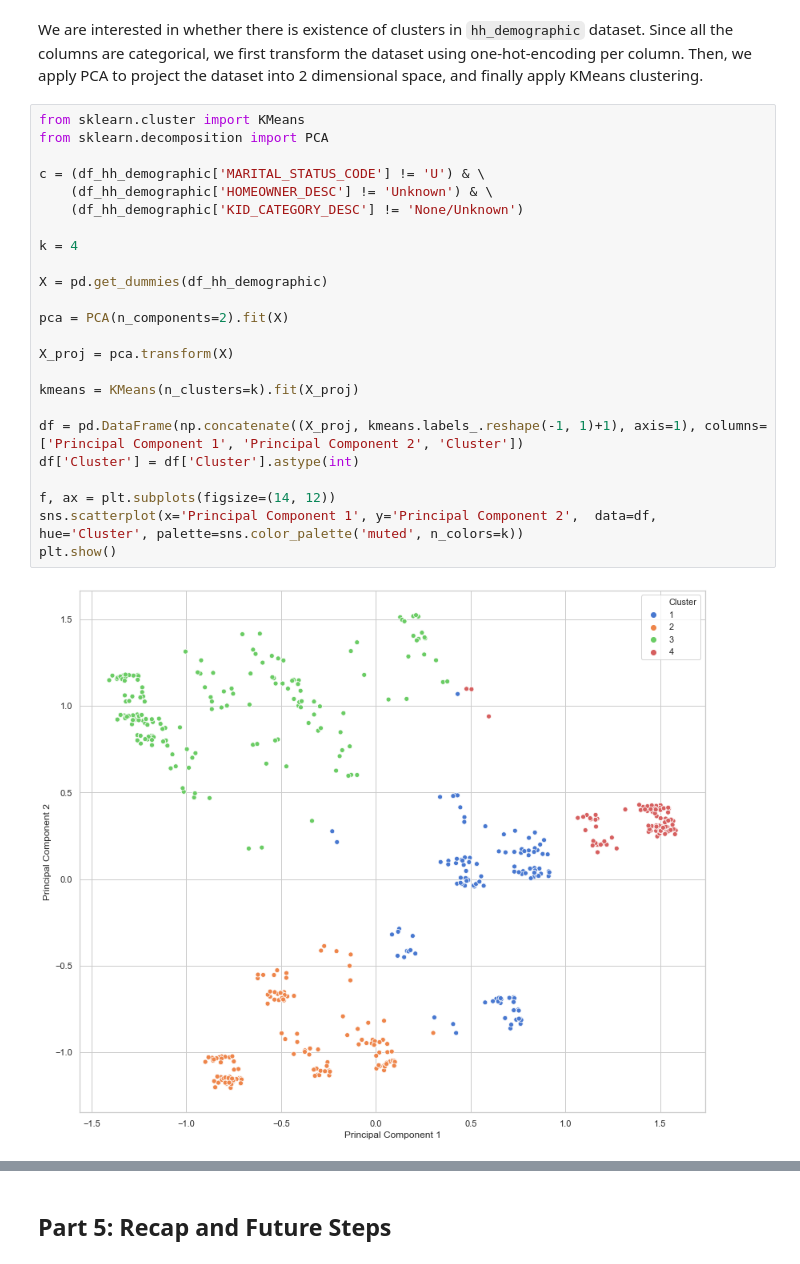
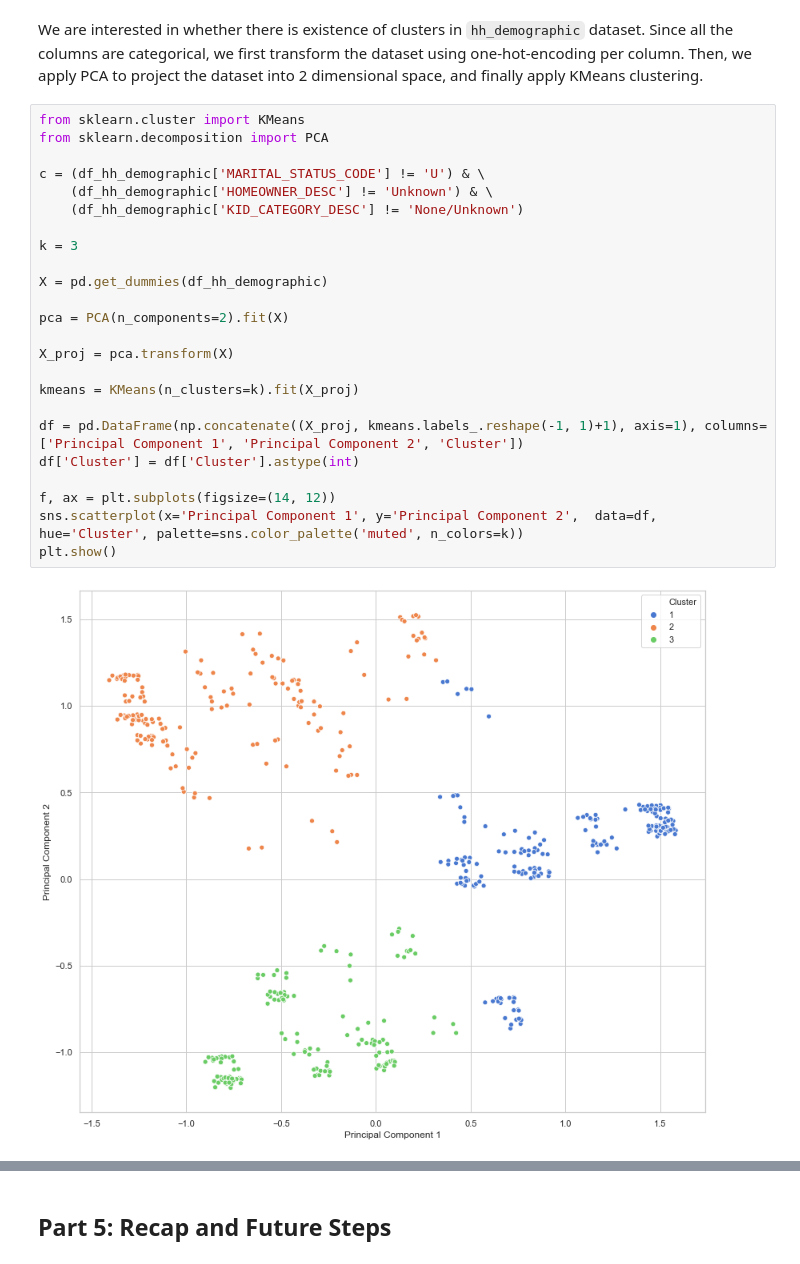
Before and after one commit to BoschSamuel/ADA_Project_2019, a Jupyter notebook: RQ7_mladen_andrej_samuel.ipynb, the cells around one changed output, grey strips where cells are left out. Cells and saved outputs as stored; diff of their text form.

```diff
--- a/RQ7_mladen_andrej_samuel.ipynb
+++ b/RQ7_mladen_andrej_samuel.ipynb
@@ -919,27 +933,27 @@ We are interested in whether there is existence of clusters in `hh_demographic`
 # %%
 from sklearn.cluster import KMeans
 from sklearn.decomposition import PCA
 
 c = (df_hh_demographic['MARITAL_STATUS_CODE'] != 'U') & \
     (df_hh_demographic['HOMEOWNER_DESC'] != 'Unknown') & \
     (df_hh_demographic['KID_CATEGORY_DESC'] != 'None/Unknown')
 
-k = 4
+k = 3
 
 X = pd.get_dummies(df_hh_demographic)
 
 pca = PCA(n_components=2).fit(X)
 
 X_proj = pca.transform(X)
 
 kmeans = KMeans(n_clusters=k).fit(X_proj)
 
 df = pd.DataFrame(np.concatenate((X_proj, kmeans.labels_.reshape(-1, 1)+1), axis=1), columns=['Principal Component 1', 'Principal Component 2', 'Cluster'])
 df['Cluster'] = df['Cluster'].astype(int)
 
 f, ax = plt.subplots(figsize=(14, 12))
 sns.scatterplot(x='Principal Component 1', y='Principal Component 2',  data=df, hue='Cluster', palette=sns.color_palette('muted', n_colors=k))
 plt.show()
 # %% [output]
-[figure, old version]
+[figure, new version]
 # %% [markdown]
```
Also changed, not shown: parts of 20 cells of this notebook.
